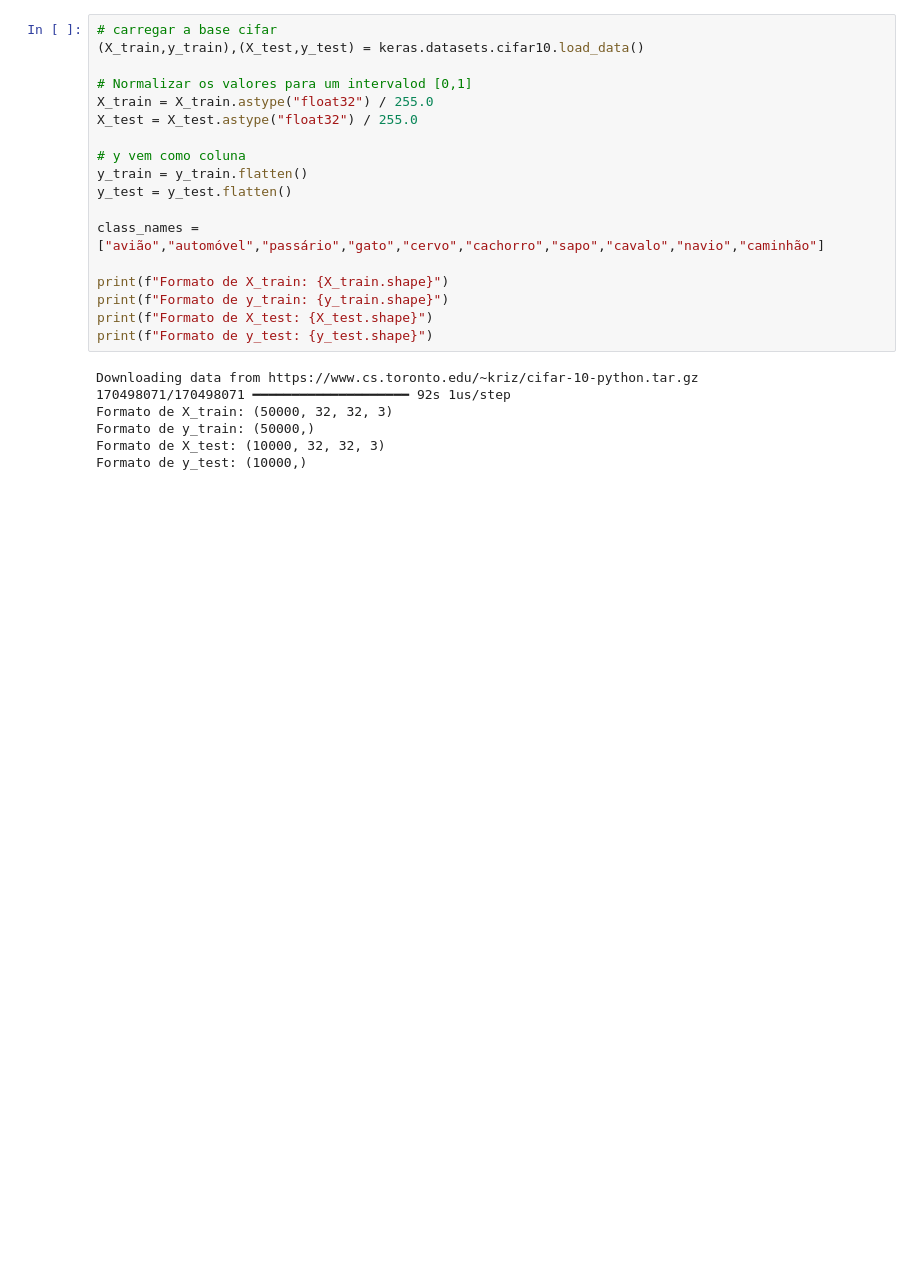
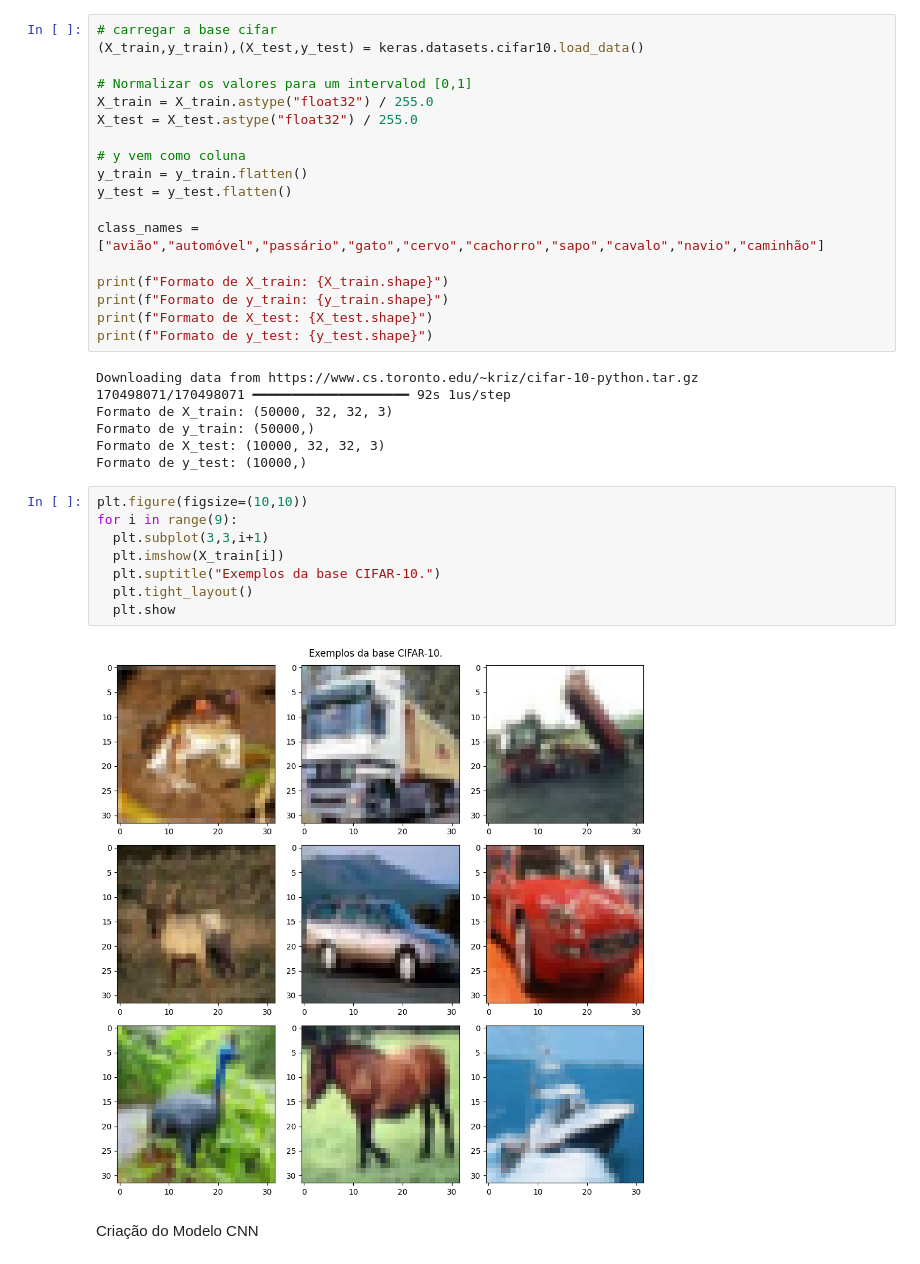
Before and after one commit to GustavoD15/machine-learning-exs, a Jupyter notebook: deep_learning/notebooks/classificacao_imagens_pynb.ipynb, the cells around one changed output. Drawn from its saved outputs; the diff is of its cells as text; blank space fills up the shorter version.

Commit message:
feat(visao-computacional): prepara CIFAR-10 e arquitetura da CNN (aulas 17/18)

```diff
--- a/deep_learning/notebooks/classificacao_imagens_pynb.ipynb
+++ b/deep_learning/notebooks/classificacao_imagens_pynb.ipynb
@@ -43,3 +43,15 @@ Formato de X_train: (50000, 32, 32, 3)
 Formato de y_train: (50000,)
 Formato de X_test: (10000, 32, 32, 3)
 Formato de y_test: (10000,)
+# %%
+plt.figure(figsize=(10,10))
+for i in range(9):
+  plt.subplot(3,3,i+1)
+  plt.imshow(X_train[i])
+  plt.suptitle("Exemplos da base CIFAR-10.")
+  plt.tight_layout()
+  plt.show
+# %% [output]
+[figure, added]
+# %% [markdown]
+Criação do Modelo CNN
```
Also changed, not shown: parts of 3 cells of this notebook.
